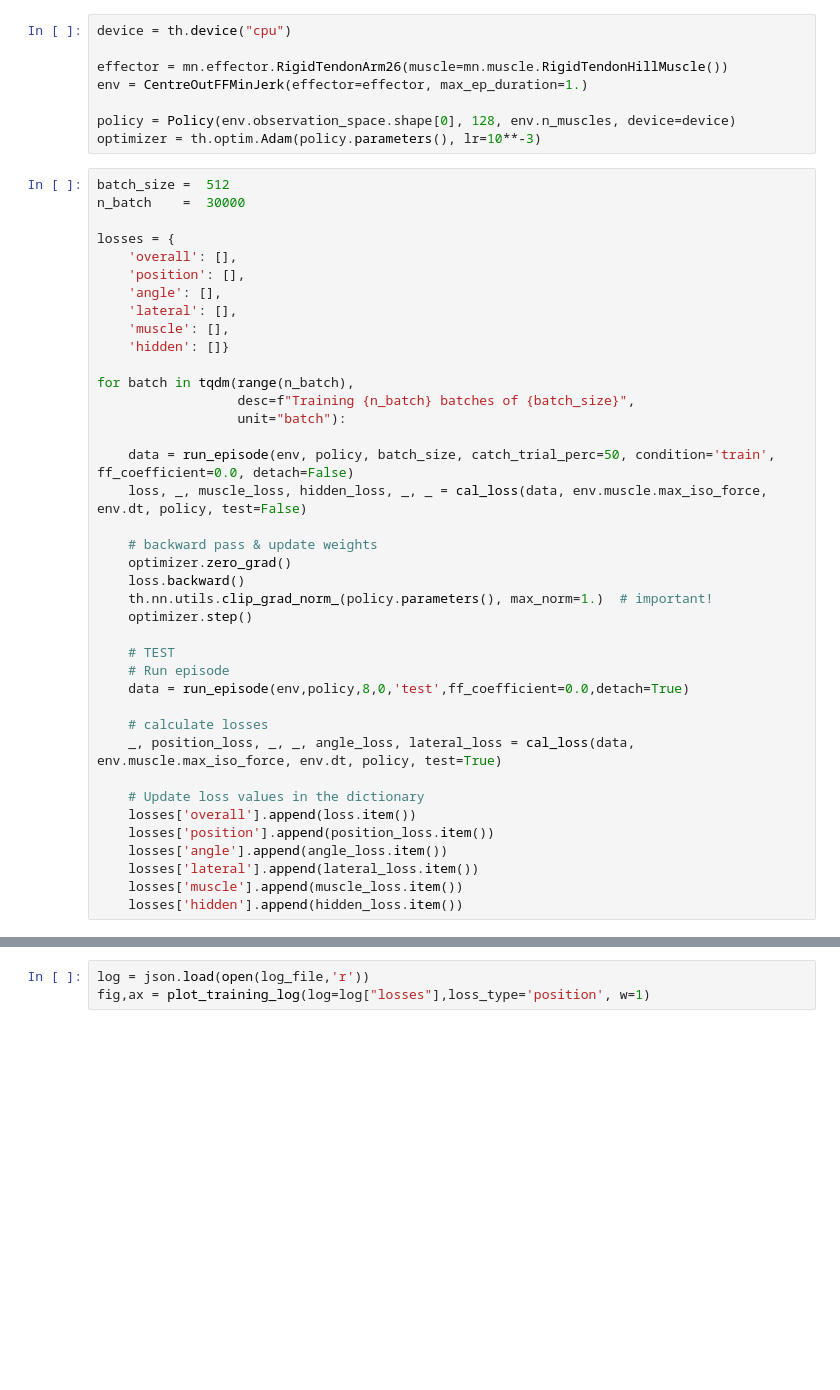
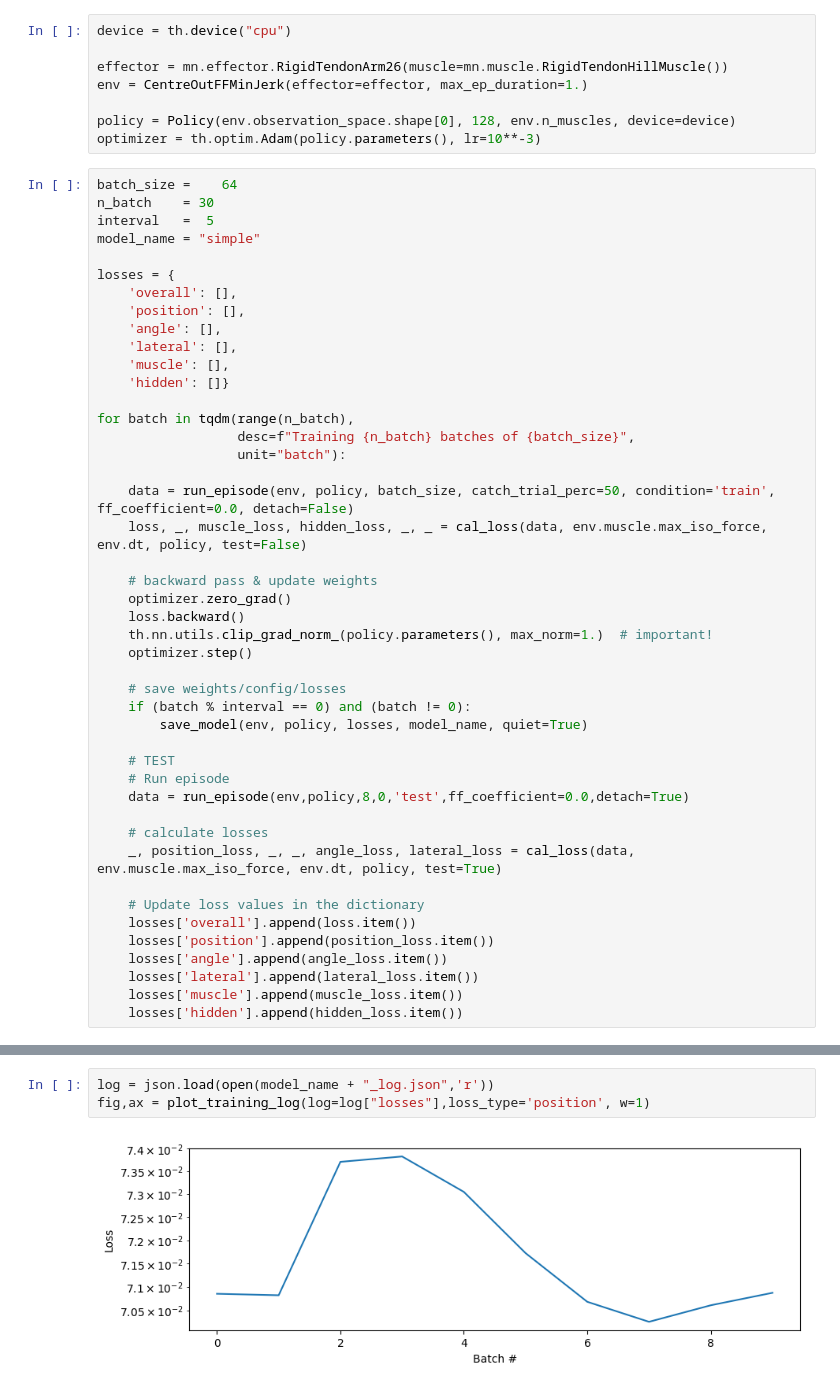
Before and after one commit to paulgribble/motorchnet_plg, a Jupyter notebook: simple.ipynb, the cells around one changed output, grey strips where cells are left out. Drawn from its saved outputs; the diff is of its cells as text; blank space fills up the shorter version.

```diff
--- a/simple.ipynb
+++ b/simple.ipynb
@@ -25,8 +30,10 @@ env = CentreOutFFMinJerk(effector=effector, max_ep_duration=1.)
 policy = Policy(env.observation_space.shape[0], 128, env.n_muscles, device=device)
 optimizer = th.optim.Adam(policy.parameters(), lr=10**-3)
 # %%
-batch_size =  512
-n_batch    =  30000
+batch_size =    64
+n_batch    = 30
+interval   =  5
+model_name = "simple"
 
 losses = {
     'overall': [],
@@ -49,6 +56,10 @@ for batch in tqdm(range(n_batch),
     th.nn.utils.clip_grad_norm_(policy.parameters(), max_norm=1.)  # important!
     optimizer.step()
 
+    # save weights/config/losses
+    if (batch % interval == 0) and (batch != 0):
+        save_model(env, policy, losses, model_name, quiet=True)
+
     # TEST
     # Run episode
     data = run_episode(env,policy,8,0,'test',ff_coefficient=0.0,detach=True)
@@ -82,6 +99,8 @@ with open(cfg_file, 'w') as file:
 # %%
-log = json.load(open(log_file,'r'))
+log = json.load(open(model_name + "_log.json",'r'))
 fig,ax = plot_training_log(log=log["losses"],loss_type='position', w=1)
+# %% [output]
+[figure, added]
 # %%
 # TEST NETWORK ON CENTRE-OUT
 
```
Also changed, not shown: parts of 6 cells of this notebook, 1 other file.
